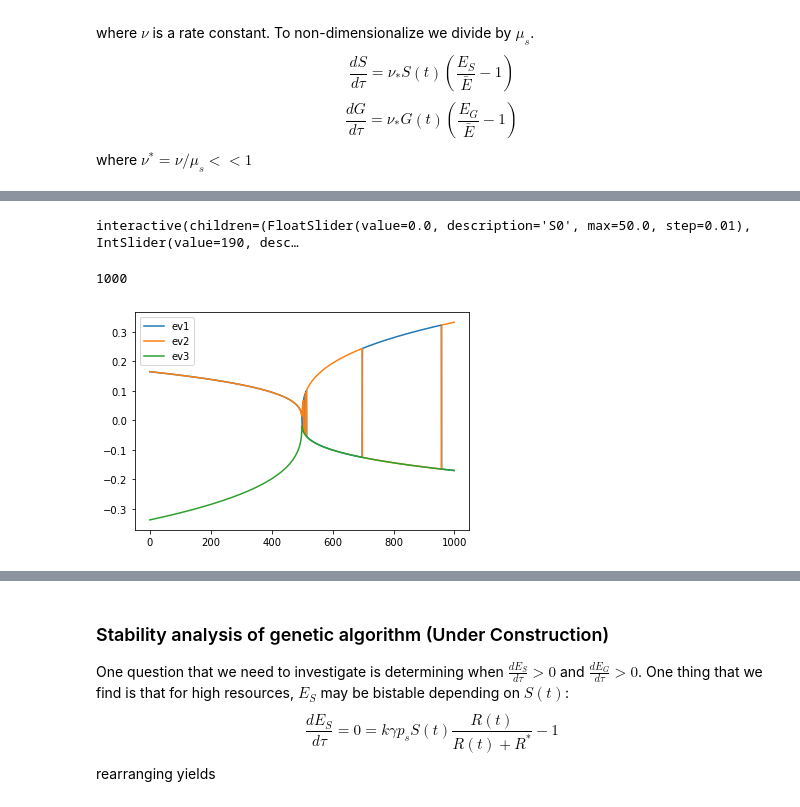
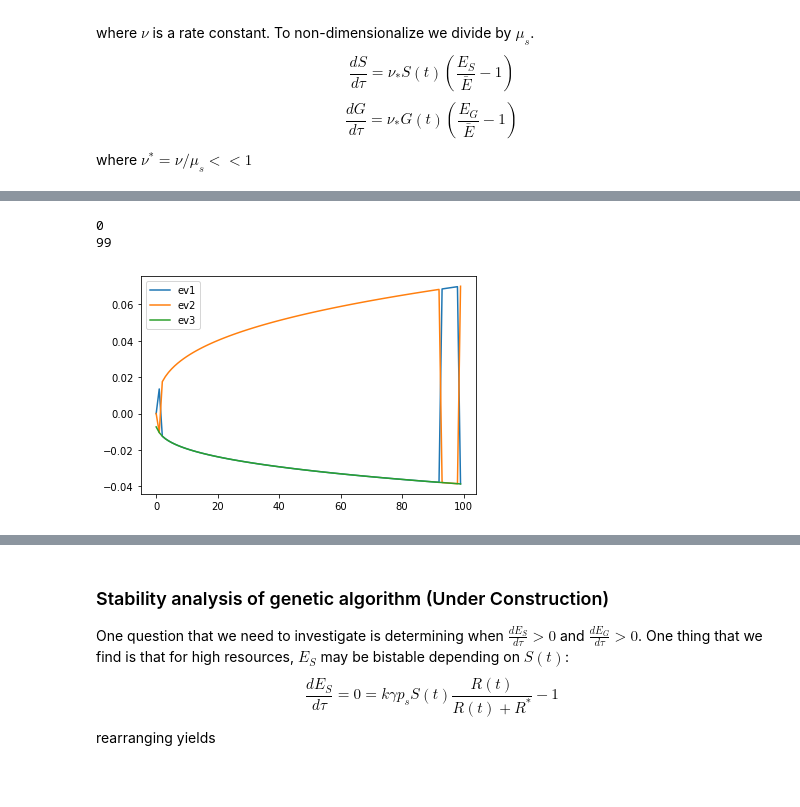
Before and after one commit to ymaltsman/Optimal-Foraging, a Jupyter notebook: DEmodel/ODEmodel.ipynb, the cells around one changed output, grey strips where cells are left out. Saved outputs shown, nothing was run; the diff lists cells and outputs as text; code cells hidden in the pictures.

```diff
--- a/DEmodel/ODEmodel.ipynb
+++ b/DEmodel/ODEmodel.ipynb
@@ -369,48 +348,3 @@ def solDE(S, R, Es, Rn, gamma, k, r, Rc, nu, Ebar):
-# %%
-@interact(k=(.05,1.5,.05), S0=(0,50,.01), R0=(0,1000,10), r=(0,2,.01), gamma=(.01,25,.01), nu=(.0001,.1,.0001), Ebar=(0,20,.01), Rn=(0,2000,10), Rc=(0,2000), tsteps=(0,1000000,100))
-def solsim(S0=0, R0=190, Rn=100, gamma=1.52, k=.35, r=.08, Rc=200, Ebar = 5, E0=5, nu = .0036, tsteps=100000):
-    Rc=Rn/(k*gamma - 1)
-
-    dtau = .001
-    x = np.empty([tsteps + 1,3])
-    x[0] = [E0, R0, S0]
-    for i in range(tsteps):
-        s, z, spop = solDE(x[i][2], x[i][1], x[i][0], Rn, gamma, k, r, Rc, nu, Ebar)
-        x[i+1][0] = x[i][0]+s*dtau
-        x[i+1][1] = x[i][1]+z*dtau
-        x[i+1][2] = x[i][2]+spop*dtau
-
-    s = [y[0] for y in x]
-    res = [y[1] for y in x]
-    spop = [y[2] for y in x]
-
-
-    fig, axs = plt.subplots(2)
-
-    axs[0].plot(range(tsteps+1), s, c='r', label='solitary locusts\' energy')
-    axs[0].plot(range(tsteps+1), res, c='g', label='resources')
-    legend=axs[0].legend()
-    axs[1].plot(range(tsteps+1), spop, c='r', label='solitary population')
-    legend=axs[1].legend()
-    plt.xlabel('time')
-    print("nu", nu)
-
-
-    Scrit = Rn*r*(Rc*gamma*k-Rc-Rn)/(Rc*(gamma*k-1)**2)
-    Rcrit = Rn/(gamma*k-1)
-    print("Scrit", Scrit)
-    print("Rcrit",Rcrit)
-
-    gcrit = (Rc + Rn)/(Rc*k)
-    print("gamma for Scrit to be positive", gcrit)
-
-    M = Matrix([[0, 0, gamma*k*Rn/(Rcrit+Rn)**2], [nu*Scrit/Ebar, 0, 0], [0, k*gamma*Rcrit/(Rcrit+Rn), r*(1-(Rcrit/Rc))-(r*Rcrit/Rc)-(Scrit*k*gamma*Rn)/(Rcrit+Rn)**2]])
-    evals = M.eigenvals()
-    print("evals",evals)
-
-    plt.show()
-# %% [output]
-interactive(children=(FloatSlider(value=0.0, description='S0', max=50.0, step=0.01), IntSlider(value=190, desc…
 # %%
 ##Solving equilibrium
 import math
@@ -446,34 +380,35 @@ def compevals(gamma, Rn=100, k=.35, r=.02, Rc=200, Ebar = .1, nu = .0036):
     return evals
 # %%
 def plotevals(Rn=100, k=.35, r=.02, Rc=200, Ebar = .1, nu = .0036):
-    nu = np.linspace(-1,1,1000)
+    nu = np.linspace(0,.01,100)
     gamma = ((Rc+Rn)/(Rc*k))+1
     evals = [compevals(gamma, Rn, k, r, Rc, Ebar, n) for n in nu]
 
     ev1 = []
     ev2 = []
     ev3 = []
 
     for i in range(len(evals)):
         vals = list(evals[i].keys())
         ev1.append(re(vals[0]))
         ev2.append(re(vals[1]))
         ev3.append(re(vals[2]))
     n=0
     for i, j, k in zip(ev1, ev2, ev3):
         if i <= 0 and j <= 0 and k <= 0:
             print(n)
         else:
             n += 1
     print(n)
 
     plt.plot(range(len(evals)), ev1, label='ev1')
     plt.plot(range(len(evals)), ev2, label='ev2')
     plt.plot(range(len(evals)), ev3, label='ev3')
     legend=plt.legend()
 
     plt.show()
 plotevals()
 # %% [output]
-1000
+0
+99
-[figure, old version]
+[figure, new version]
```
Also changed, not shown: parts of 12 cells of this notebook, 6 other files.
